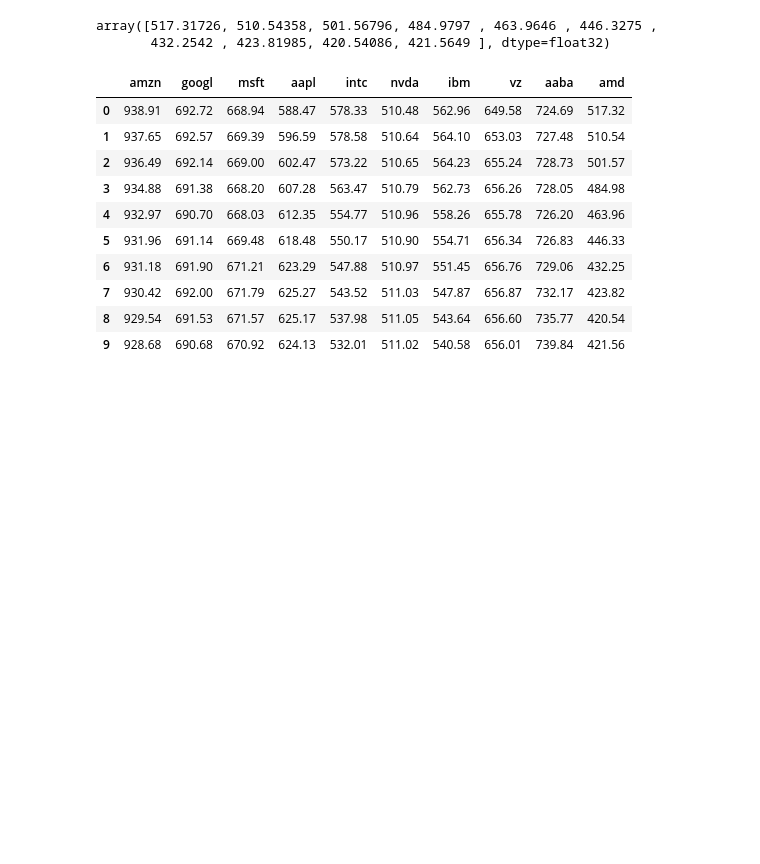
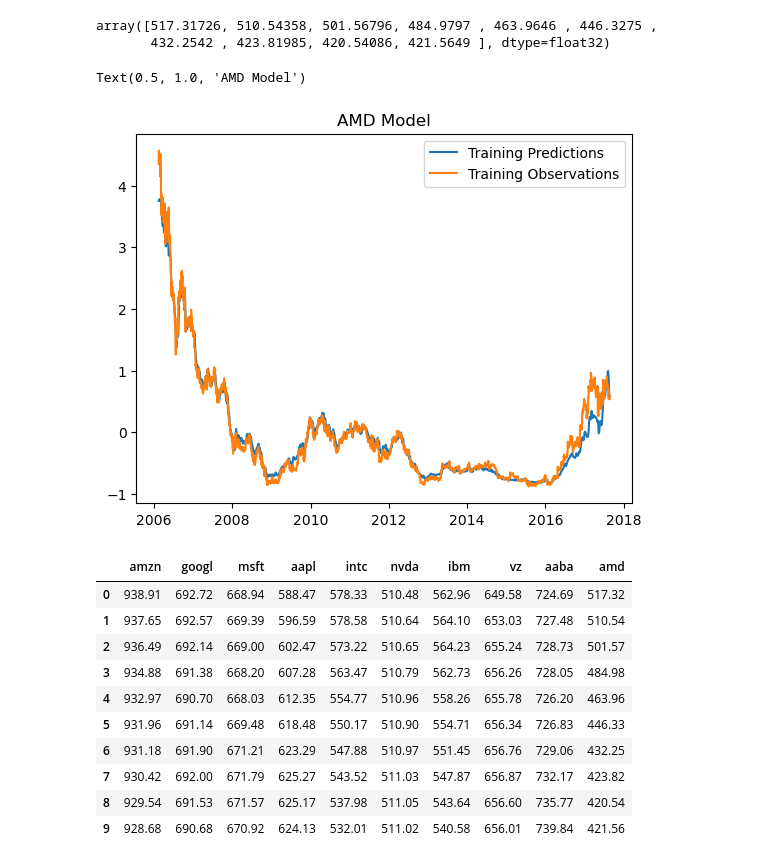
Before and after one commit to shintydesu/Stock-Time-Series, a Jupyter notebook: LSTM Model.ipynb, the cells around one changed output. Cells and saved outputs as stored; diff of their text form; code cells hidden in the pictures; blank space fills up the shorter version.

```diff
--- a/LSTM Model.ipynb
+++ b/LSTM Model.ipynb
@@ -419,10 +419,13 @@ Epoch 5/5
 array([517.31726, 510.54358, 501.56796, 484.9797 , 463.9646 , 446.3275 ,
        432.2542 , 423.81985, 420.54086, 421.5649 ], dtype=float32)
 # %%
-plt.plot(train_date[30:], _predictions)
-plt.plot(train_date[30:], y_train[:,:,1])
+plt.plot(train_date[30:], amd_predictions)
+plt.plot(train_date[30:], y_train[:,:,9])
 plt.legend(['Training Predictions', 'Training Observations'])
-plt.title('Google Model')
+plt.title('AMD Model')
+# %% [output]
+Text(0.5, 1.0, 'AMD Model')
+[figure, added]
 # %%
 Predicted_Values = pd.DataFrame({
     'amzn': amzn_pred,
```
